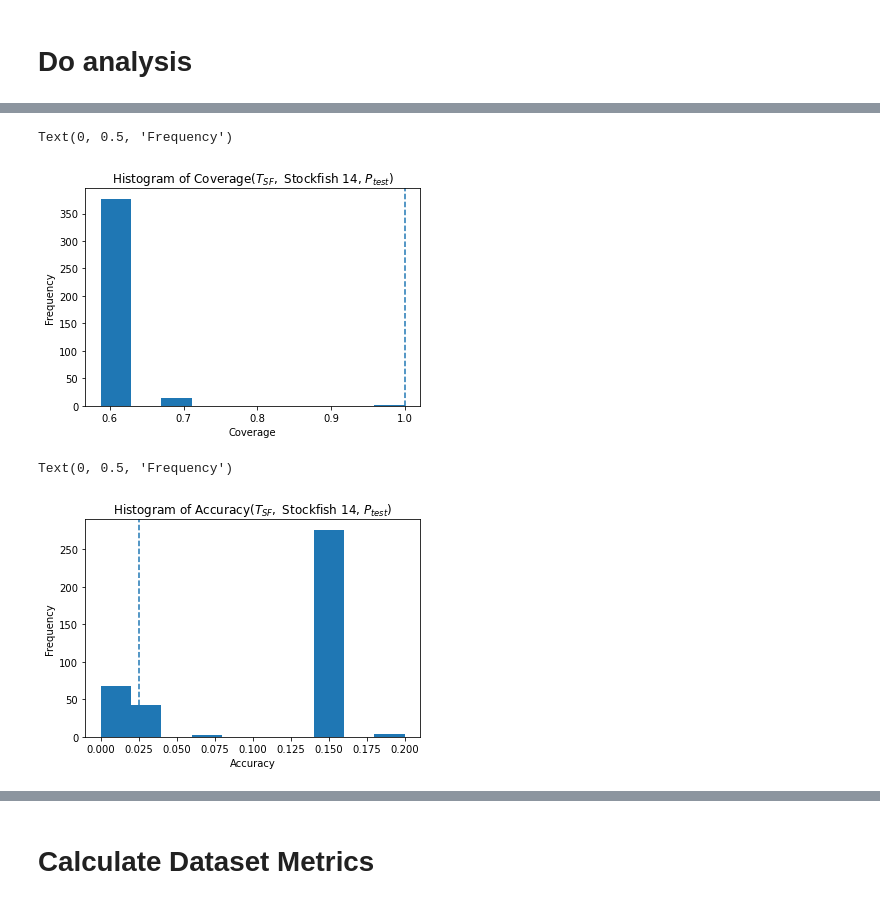
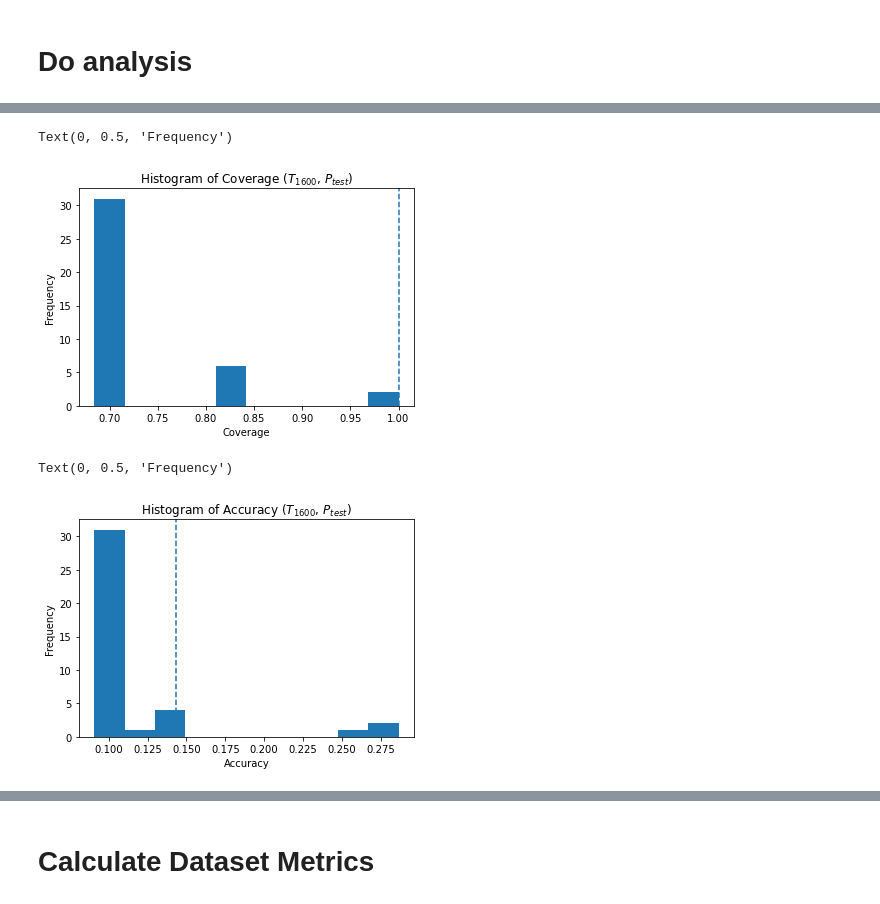
Before and after one commit to AbhijeetKrishnan/Popper, a Jupyter notebook: analysis.ipynb, the cells around one changed output, grey strips where cells are left out. Cells and saved outputs as stored; diff of their text form; code cells hidden in the pictures.

```diff
--- a/analysis.ipynb
+++ b/analysis.ipynb
@@ -6,7 +6,7 @@ import matplotlib.pyplot as plt
 # %% [markdown]
 # Load data
 # %%
-data_filename = 'tactics/data/stats/metrics_valid_maia1600.csv'
+data_filename = 'tactics/data/stats/metrics_test_t1600_sf14_new.csv'
 df = pd.read_csv(data_filename)
 # %% [markdown]
 # Do analysis
@@ -61,20 +32,20 @@ plt.axvline(df.loc[(df['text'] == "f(A,B,C):-legal_move(B,C,A)")]['avg_divergenc
 # %%
 df['coverage'] = df['total_matches'] / df['total_positions']
 plt.hist(df['coverage'], bins=10)
-plt.axvline(df.loc[(df['text'] == "f(A,B,C):-legal_move(B,C,A)")]['coverage'].values, linestyle='dashed')
-plt.title('Histogram of Coverage$(T_{SF},$ Stockfish 14, $P_{test})$')
+plt.axvline(df.loc[(df['tactic_text'] == "f(A,B,C):-legal_move(B,C,A)")]['coverage'].values, linestyle='dashed')
+plt.title('Histogram of Coverage $(T_{1600}$, $P_{test})$')
 plt.xlabel('Coverage')
 plt.ylabel('Frequency')
 # %% [output]
 Text(0, 0.5, 'Frequency')
-[figure, old version]
+[figure, new version]
 # %%
 df['accuracy'] = df['correct_move'] / df['total_matches']
 plt.hist(df['accuracy'], bins=10)
-plt.axvline(df.loc[(df['text'] == "f(A,B,C):-legal_move(B,C,A)")]['accuracy'].values, linestyle='dashed')
-plt.title('Histogram of Accuracy$(T_{SF},$ Stockfish 14, $P_{test})$')
+plt.axvline(df.loc[(df['tactic_text'] == "f(A,B,C):-legal_move(B,C,A)")]['accuracy'].values, linestyle='dashed')
+plt.title('Histogram of Accuracy $(T_{1600}$, $P_{test})$')
 plt.xlabel('Accuracy')
 plt.ylabel('Frequency')
 # %% [output]
 Text(0, 0.5, 'Frequency')
-[figure, old version]
+[figure, new version]
```
Also changed, not shown: parts of 20 cells of this notebook, 4 other files.
